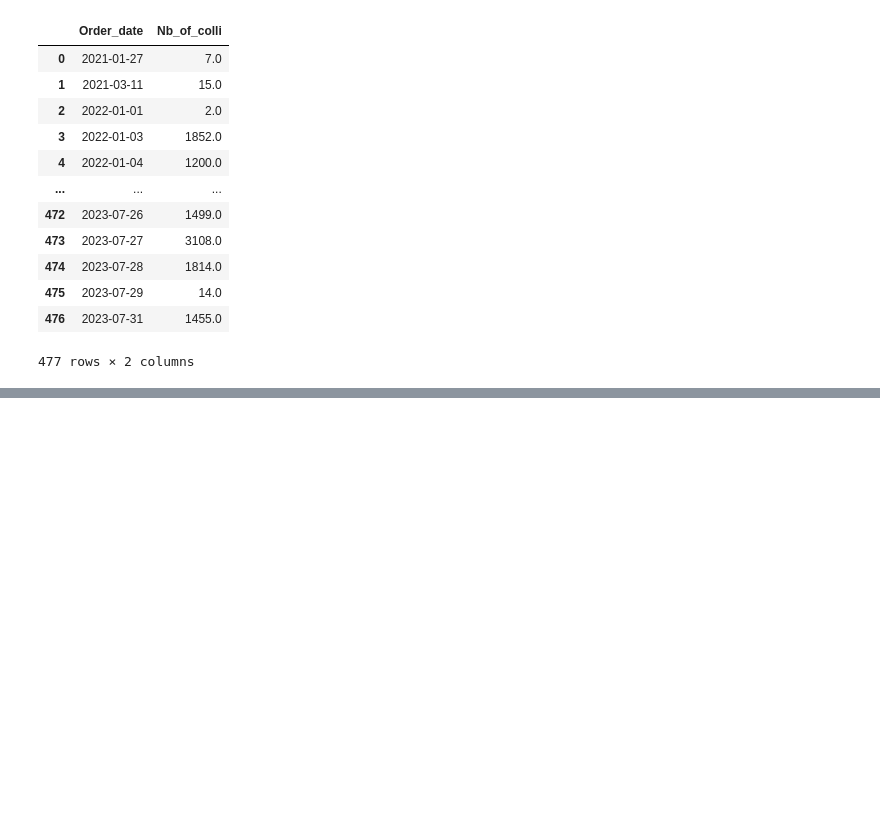
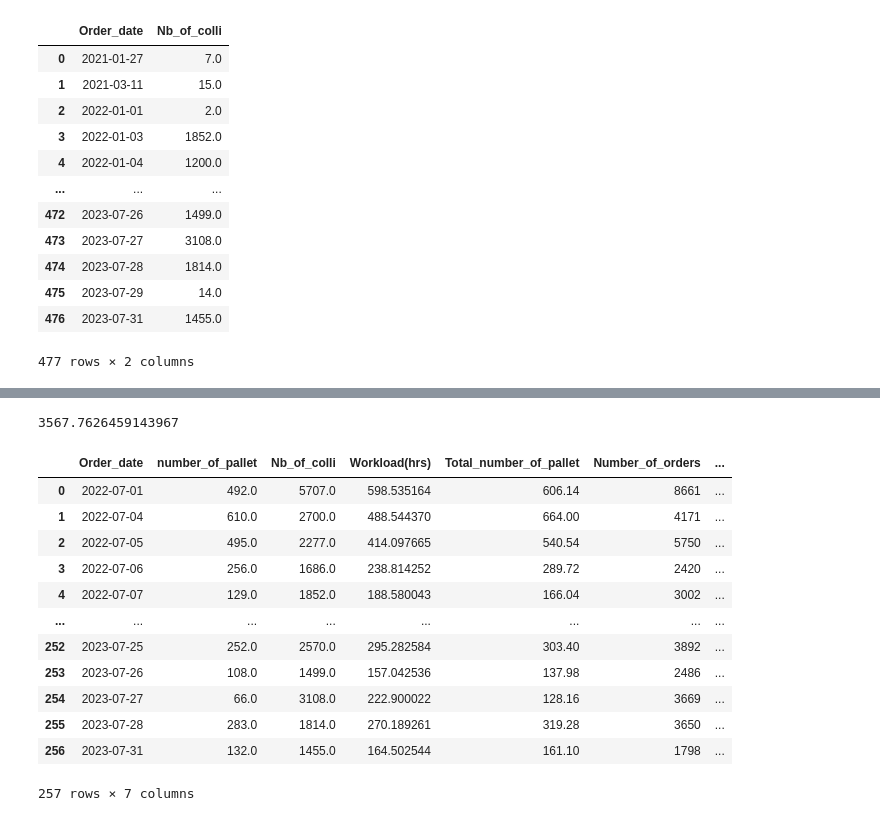
Before and after one commit to HarveyMariya/DataScience_UHasselt, a Jupyter notebook: Python_Scripts/Data_Science_Project/Data_wrangling_DS_project.ipynb, the cells around one changed output, grey strips where cells are left out. Saved outputs shown, nothing was run; the diff lists cells and outputs as text; code cells hidden in the pictures; blank space fills up the shorter version.

```diff
--- a/Python_Scripts/Data_Science_Project/Data_wrangling_DS_project.ipynb
+++ b/Python_Scripts/Data_Science_Project/Data_wrangling_DS_project.ipynb
@@ -668,0 +845,4 @@ unique_order_number_colli.sort_values(by='Order_date', ascending=True)
+# %%
+# Number of orders each day from Inbound timeslot
+number_of_orders1 = new_outbound.groupby('Order_date')['Number Of Pallets'].count().reset_index(name='Count')
+number_of_orders1
@@ -668,0 +863,4 @@ unique_order_number_colli.sort_values(by='Order_date', ascending=True)
+# %%
+# Order frequency from orderline and inbound timeslot
+order_freq = pd.merge(number_of_orders, number_of_orders1, on='Order_date')
+order_freq
@@ -668,0 +881,4 @@ unique_order_number_colli.sort_values(by='Order_date', ascending=True)
+# %%
+order_freq['Number_of_orders'] = order_freq['Count_x'] + order_freq['Count_y']
+order_freq = order_freq.drop(order_freq.columns[[1,2]], axis = 1)
+order_freq
@@ -668,0 +899,5 @@ unique_order_number_colli.sort_values(by='Order_date', ascending=True)
+# %%
+# Merge order frequency with the outbound data
+
+outbound_new2 = pd.merge(outbound_new1, order_freq, on='Order_date')
+outbound_new2
@@ -668,0 +918,24 @@ unique_order_number_colli.sort_values(by='Order_date', ascending=True)
+# %%
+outbound_new2['Number_of_orders'].mean()
+# %% [output]
+3567.7626459143967
+# %%
+# Create a new column 'order_freq' based on conditions
+outbound_new2['order_freq'] = np.where(outbound_new2['Number_of_orders'] > 3600, 'high',
+                            np.where((outbound_new2['Number_of_orders'] >= 1500) & (outbound_new2['Number_of_orders'] <= 3559), 'medium', 'low'))
+
+outbound_new2
+# %% [output]
+|  | Order_date | number_of_pallet | Nb_of_colli | Workload(hrs) | Total_number_of_pallet | Number_of_orders | ... |
+| 0 | 2022-07-01 | 492.0 | 5707.0 | 598.535164 | 606.14 | 8661 | ... |
+| 1 | 2022-07-04 | 610.0 | 2700.0 | 488.544370 | 664.00 | 4171 | ... |
+| 2 | 2022-07-05 | 495.0 | 2277.0 | 414.097665 | 540.54 | 5750 | ... |
+| 3 | 2022-07-06 | 256.0 | 1686.0 | 238.814252 | 289.72 | 2420 | ... |
+| 4 | 2022-07-07 | 129.0 | 1852.0 | 188.580043 | 166.04 | 3002 | ... |
+| ... | ... | ... | ... | ... | ... | ... | ... |
+| 252 | 2023-07-25 | 252.0 | 2570.0 | 295.282584 | 303.40 | 3892 | ... |
+| 253 | 2023-07-26 | 108.0 | 1499.0 | 157.042536 | 137.98 | 2486 | ... |
+| 254 | 2023-07-27 | 66.0 | 3108.0 | 222.900022 | 128.16 | 3669 | ... |
+| 255 | 2023-07-28 | 283.0 | 1814.0 | 270.189261 | 319.28 | 3650 | ... |
+| 256 | 2023-07-31 | 132.0 | 1455.0 | 164.502544 | 161.10 | 1798 | ... |
+257 rows × 7 columns
```
Also changed, not shown: parts of 26 cells of this notebook, 2 other files.
